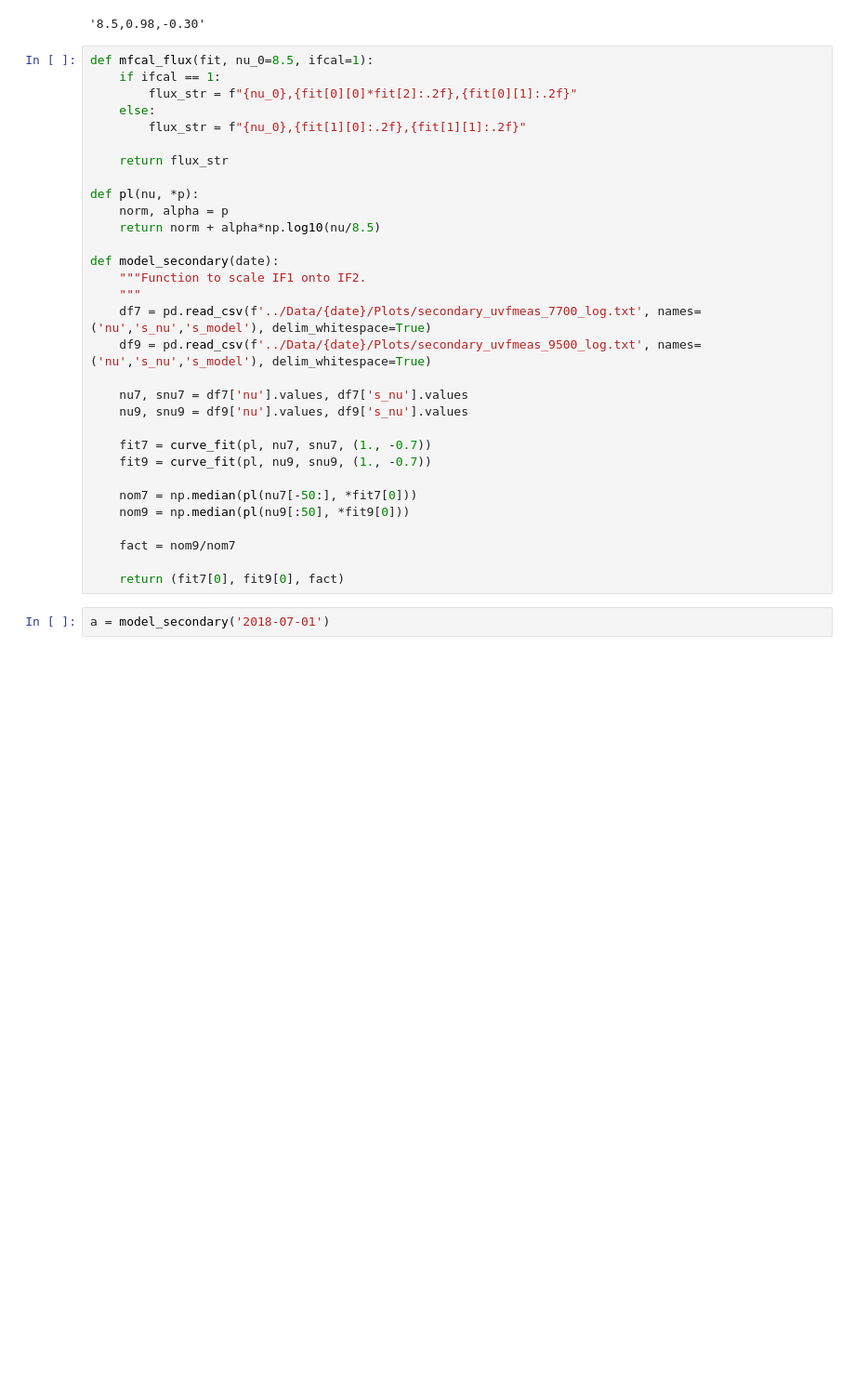
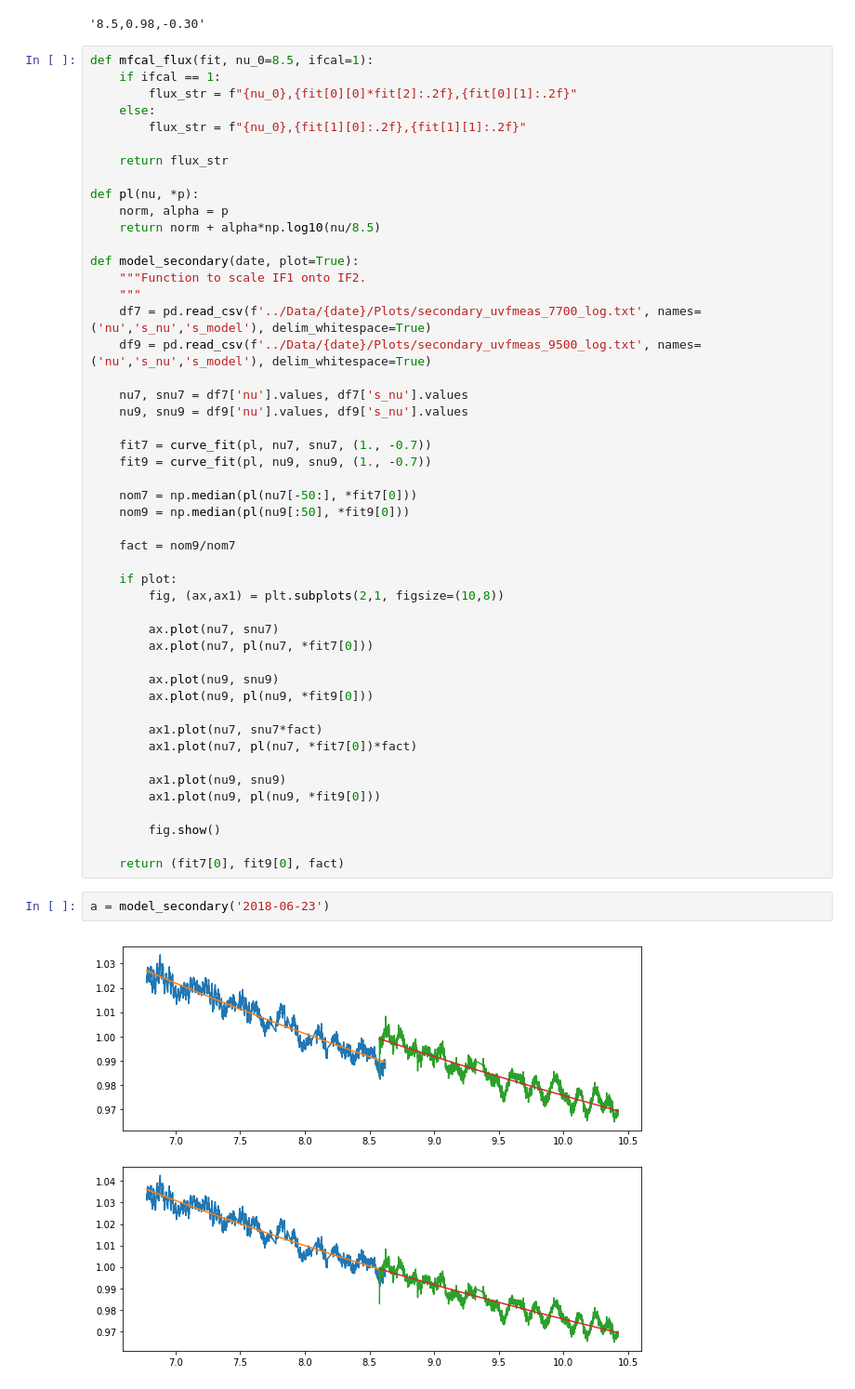
Before and after one commit to tjgalvin/C3171_Reduction, a Jupyter notebook: Notebooks/Secondary_uvfmeas_Inspection.ipynb, the cells around one changed output. Shown: that part at 93% size. Drawn from its saved outputs; the diff is of its cells as text; blank space fills up the shorter version.

Commit message:
Updated figures

```diff
--- a/Notebooks/Secondary_uvfmeas_Inspection.ipynb
+++ b/Notebooks/Secondary_uvfmeas_Inspection.ipynb
@@ -169,7 +169,7 @@ def pl(nu, *p):
     norm, alpha = p
     return norm + alpha*np.log10(nu/8.5)
 
-def model_secondary(date):
+def model_secondary(date, plot=True):
     """Function to scale IF1 onto IF2.
     """
     df7 = pd.read_csv(f'../Data/{date}/Plots/secondary_uvfmeas_7700_log.txt', names=('nu','s_nu','s_model'), delim_whitespace=True)
@@ -186,9 +186,28 @@ def model_secondary(date):
 
     fact = nom9/nom7
 
+    if plot:
+        fig, (ax,ax1) = plt.subplots(2,1, figsize=(10,8))
+
+        ax.plot(nu7, snu7)
+        ax.plot(nu7, pl(nu7, *fit7[0]))
+
+        ax.plot(nu9, snu9)
+        ax.plot(nu9, pl(nu9, *fit9[0]))
+
+        ax1.plot(nu7, snu7*fact)
+        ax1.plot(nu7, pl(nu7, *fit7[0])*fact)
+
+        ax1.plot(nu9, snu9)
+        ax1.plot(nu9, pl(nu9, *fit9[0]))
+
+        fig.show()
+
     return (fit7[0], fit9[0], fact)
 # %%
-a = model_secondary('2018-07-01')
+a = model_secondary('2018-06-23')
+# %% [output]
+[figure, added]
 # %%
 mfcal_flux(a, ifcal=2)
 # %% [output]
```
Also changed, not shown: parts of 2 cells of this notebook.
